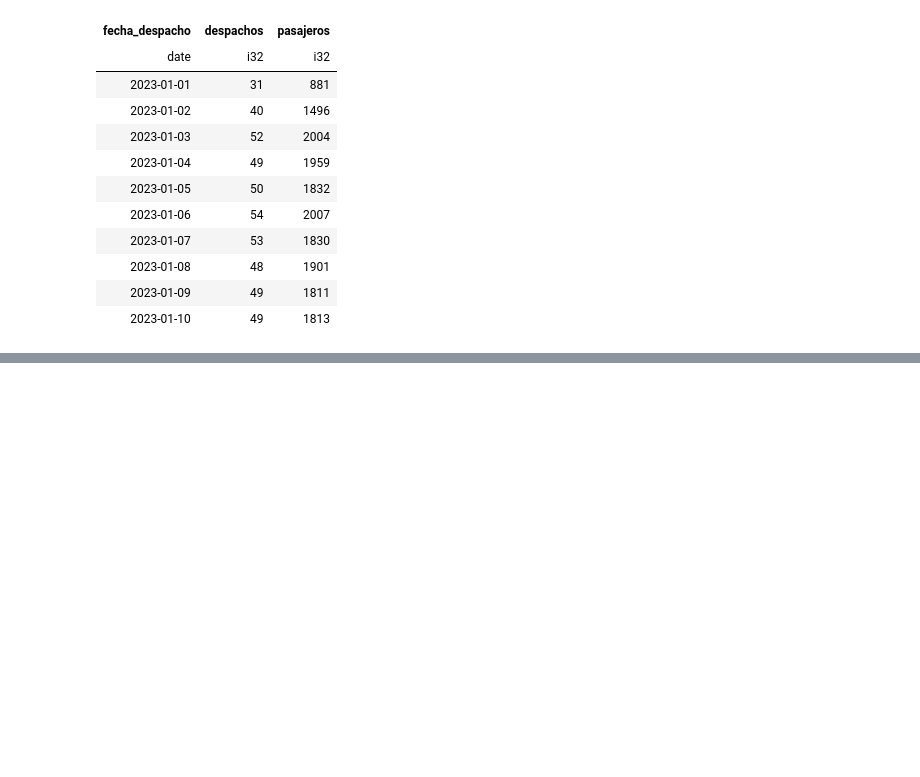
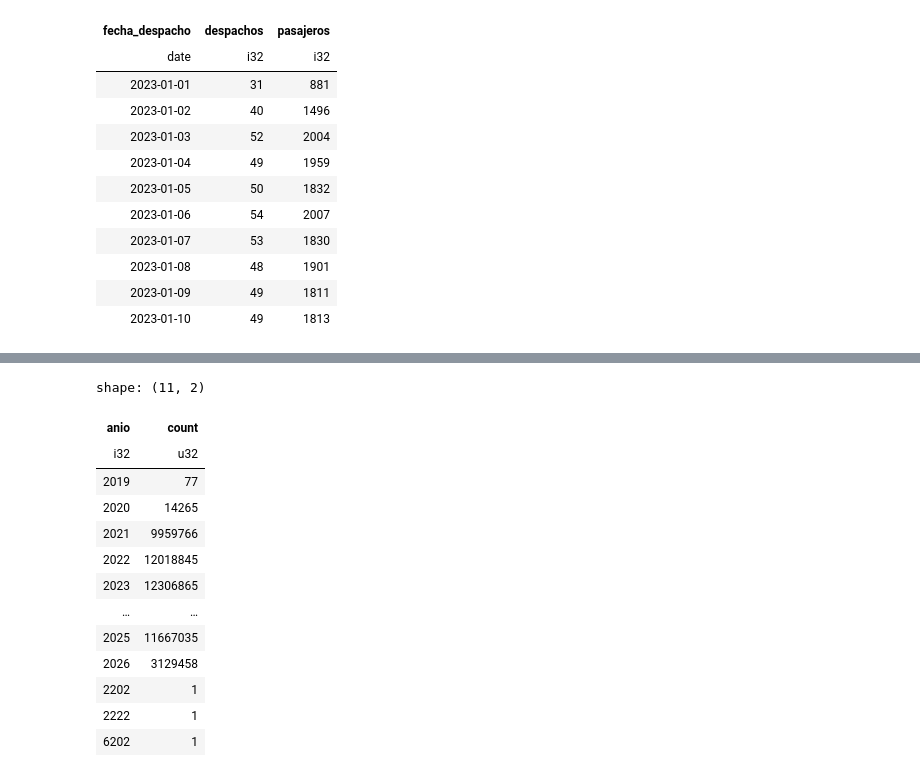
Before and after one commit to MgtDevNet/T03_REDES_NEURONALES_, a Jupyter notebook: modulo1_demanda/notebooks/02_familiarizacion_y_filtros.ipynb, the cells around one changed output, grey strips where cells are left out. Drawn from its saved outputs; the diff is of its cells as text; code cells hidden in the pictures; blank space fills up the shorter version.

```diff
--- a/modulo1_demanda/notebooks/02_familiarizacion_y_filtros.ipynb
+++ b/modulo1_demanda/notebooks/02_familiarizacion_y_filtros.ipynb
@@ -259,0 +288,18 @@ shape: (10, 3)
+# %%
+# número de registros por año
+año["anio"].value_counts().sort("anio")
+# %% [output]
+shape: (11, 2)
+| anio | count |
+| i32 | u32 |
+| 2019 | 77 |
+| 2020 | 14265 |
+| 2021 | 9959766 |
+| 2022 | 12018845 |
+| 2023 | 12306865 |
+| … | … |
+| 2025 | 11667035 |
+| 2026 | 3129458 |
+| 2202 | 1 |
+| 2222 | 1 |
+| 6202 | 1 |
```
Also changed, not shown: parts of 4 cells of this notebook, 38 other files.
